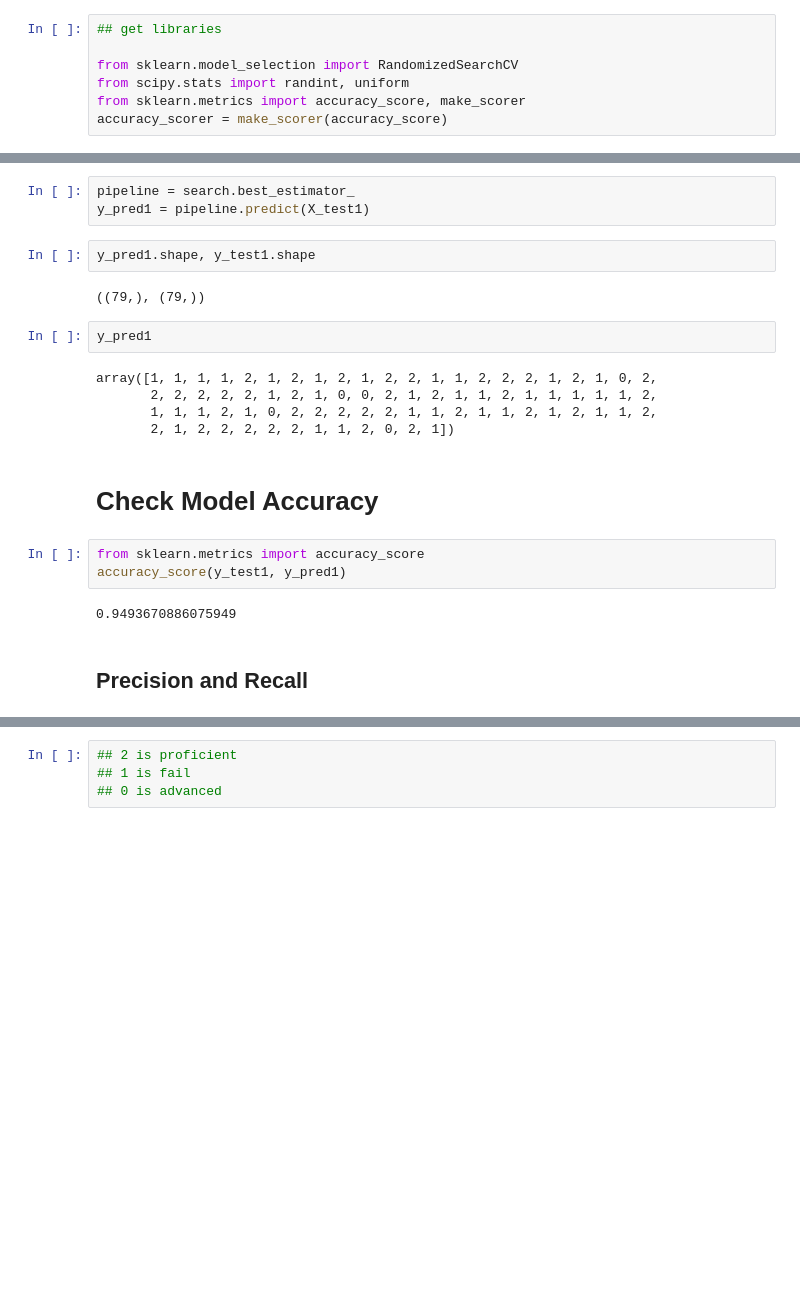
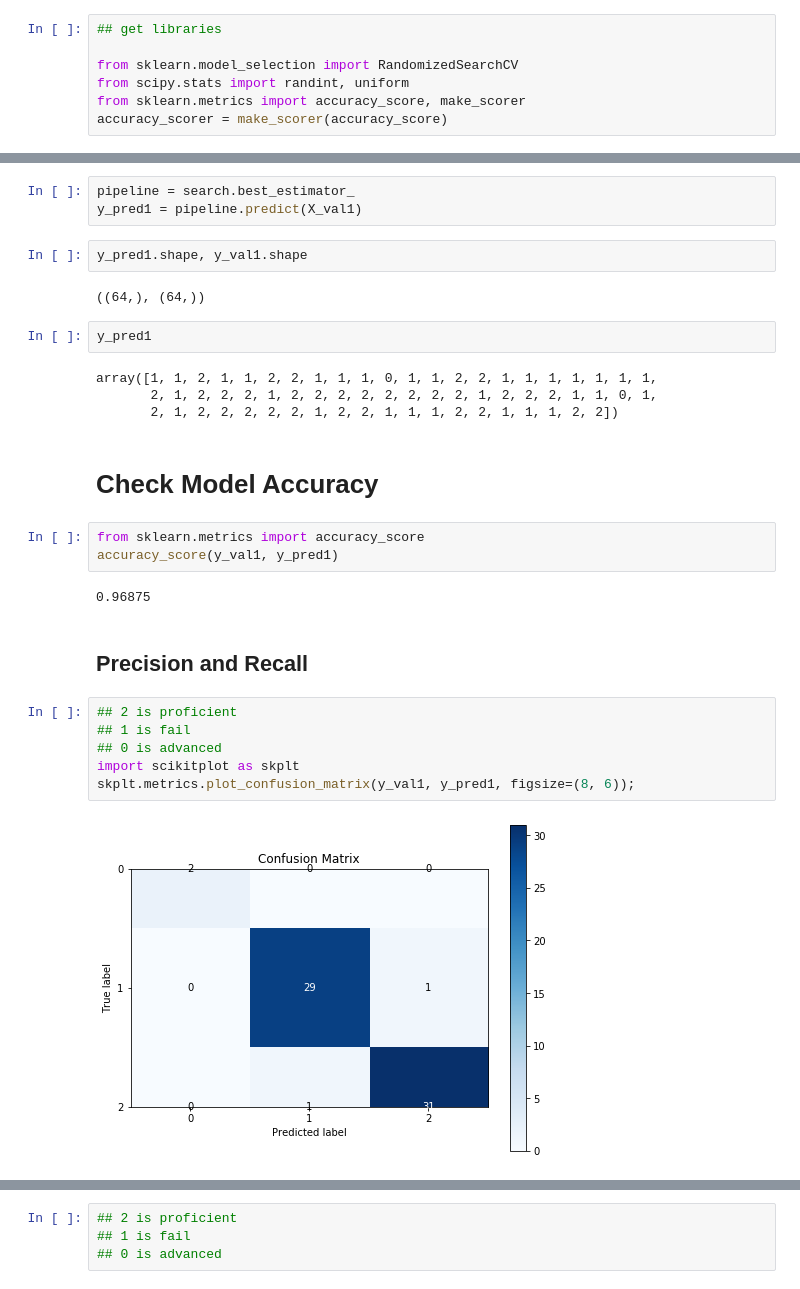
Before and after one commit to Faraaztqureshi/DS-Unit-2-Applied-Modeling, a Jupyter notebook: Unit 2 Build Week Project.ipynb, the cells around one changed output, grey strips where cells are left out. Saved outputs shown, nothing was run; the diff lists cells and outputs as text; blank space fills up the shorter version.

```diff
--- a/Unit 2 Build Week Project.ipynb
+++ b/Unit 2 Build Week Project.ipynb
@@ -593,26 +593,33 @@ Fitting 5 folds for each of 100 candidates, totalling 500 fits
 [Parallel(n_jobs=-1)]: Done 500 out of 500 | elapsed:  1.1min finished
 # %%
 pipeline = search.best_estimator_
-y_pred1 = pipeline.predict(X_test1)
+y_pred1 = pipeline.predict(X_val1)
 # %%
-y_pred1.shape, y_test1.shape
+y_pred1.shape, y_val1.shape
 # %% [output]
-((79,), (79,))
+((64,), (64,))
 # %%
 y_pred1
 # %% [output]
-array([1, 1, 1, 1, 2, 1, 2, 1, 2, 1, 2, 2, 1, 1, 2, 2, 2, 1, 2, 1, 0, 2,
-       2, 2, 2, 2, 2, 1, 2, 1, 0, 0, 2, 1, 2, 1, 1, 2, 1, 1, 1, 1, 1, 2,
-       1, 1, 1, 2, 1, 0, 2, 2, 2, 2, 2, 1, 1, 2, 1, 1, 2, 1, 2, 1, 1, 2,
-       2, 1, 2, 2, 2, 2, 2, 1, 1, 2, 0, 2, 1])
+array([1, 1, 2, 1, 1, 2, 2, 1, 1, 1, 0, 1, 1, 2, 2, 1, 1, 1, 1, 1, 1, 1,
+       2, 1, 2, 2, 2, 1, 2, 2, 2, 2, 2, 2, 2, 2, 1, 2, 2, 2, 1, 1, 0, 1,
+       2, 1, 2, 2, 2, 2, 2, 1, 2, 2, 1, 1, 1, 2, 2, 1, 1, 1, 2, 2])
 # %% [markdown]
 # Check Model Accuracy
 # %%
 from sklearn.metrics import accuracy_score
-accuracy_score(y_test1, y_pred1)
+accuracy_score(y_val1, y_pred1)
 # %% [output]
-0.9493670886075949
+0.96875
 # %% [markdown]
 ## Precision and Recall
+# %%
+## 2 is proficient
+## 1 is fail
+## 0 is advanced
+import scikitplot as skplt
+skplt.metrics.plot_confusion_matrix(y_val1, y_pred1, figsize=(8, 6));
+# %% [output]
+[figure, added]
 # %%
 from sklearn.metrics import confusion_matrix
```
Also changed, not shown: parts of 41 cells of this notebook.
